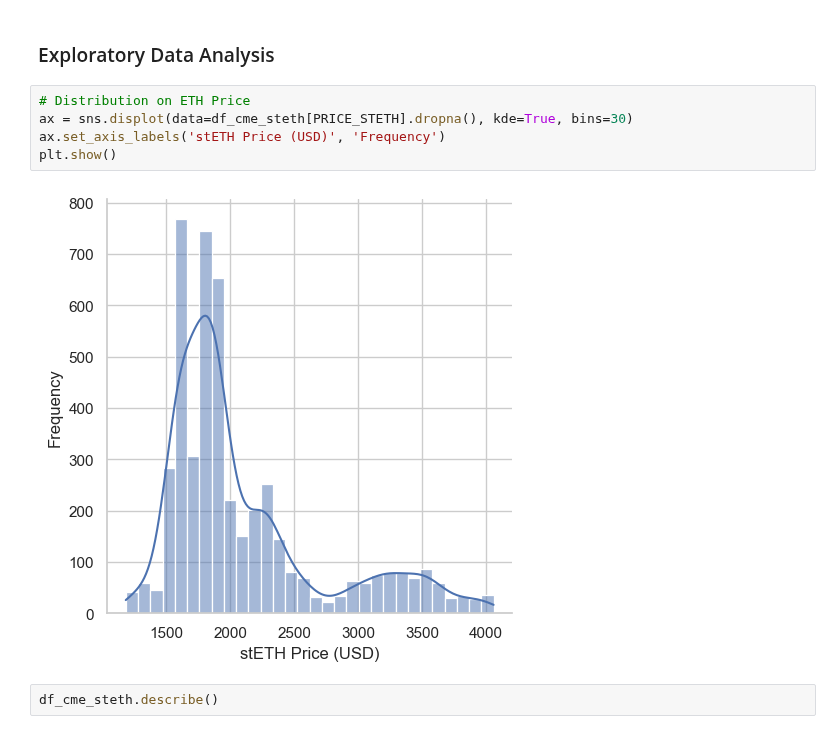
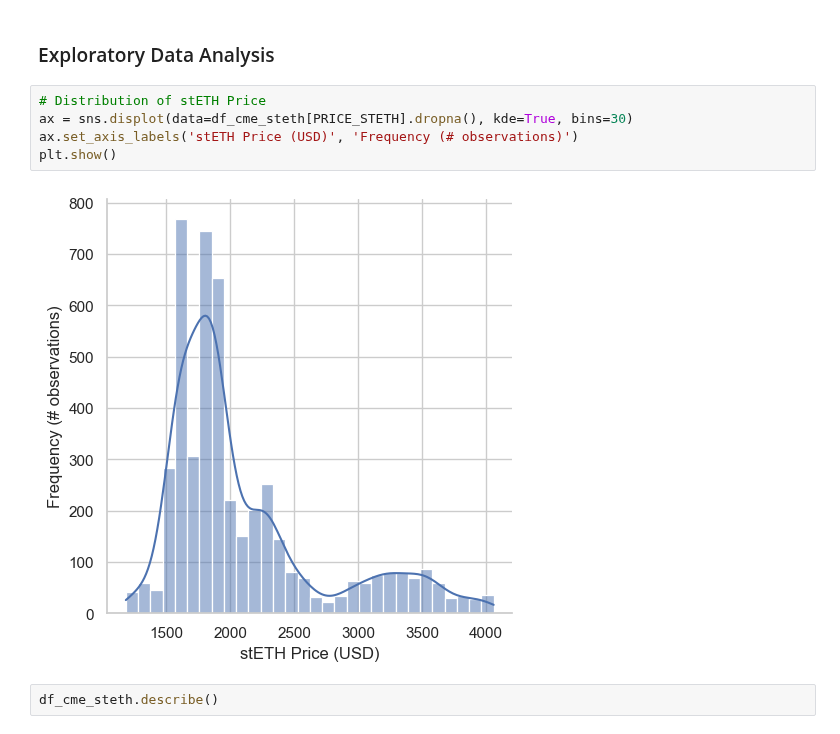
Before and after one commit to sjuanati/DataSciLabs, a Jupyter notebook: projects/cme/src/3_correlation_final.ipynb, the cells around one changed output. Saved outputs shown, nothing was run; the diff lists cells and outputs as text.

```diff
--- a/projects/cme/src/3_correlation_final.ipynb
+++ b/projects/cme/src/3_correlation_final.ipynb
@@ -259,12 +259,12 @@ df_cme_steth_5m = df_cme_steth_5m.dropna(subset=['rolling_corr'])
 # %% [markdown]
 ### Exploratory Data Analysis
 # %%
-# Distribution on ETH Price
+# Distribution of stETH Price
 ax = sns.displot(data=df_cme_steth[PRICE_STETH].dropna(), kde=True, bins=30)
-ax.set_axis_labels('stETH Price (USD)', 'Frequency')
+ax.set_axis_labels('stETH Price (USD)', 'Frequency (# observations)')
 plt.show()
 # %% [output]
-[figure, old version]
+[figure, new version]
 # %%
 df_cme_steth.describe()
 # %% [output]
```
Also changed, not shown: parts of 3 cells of this notebook.
